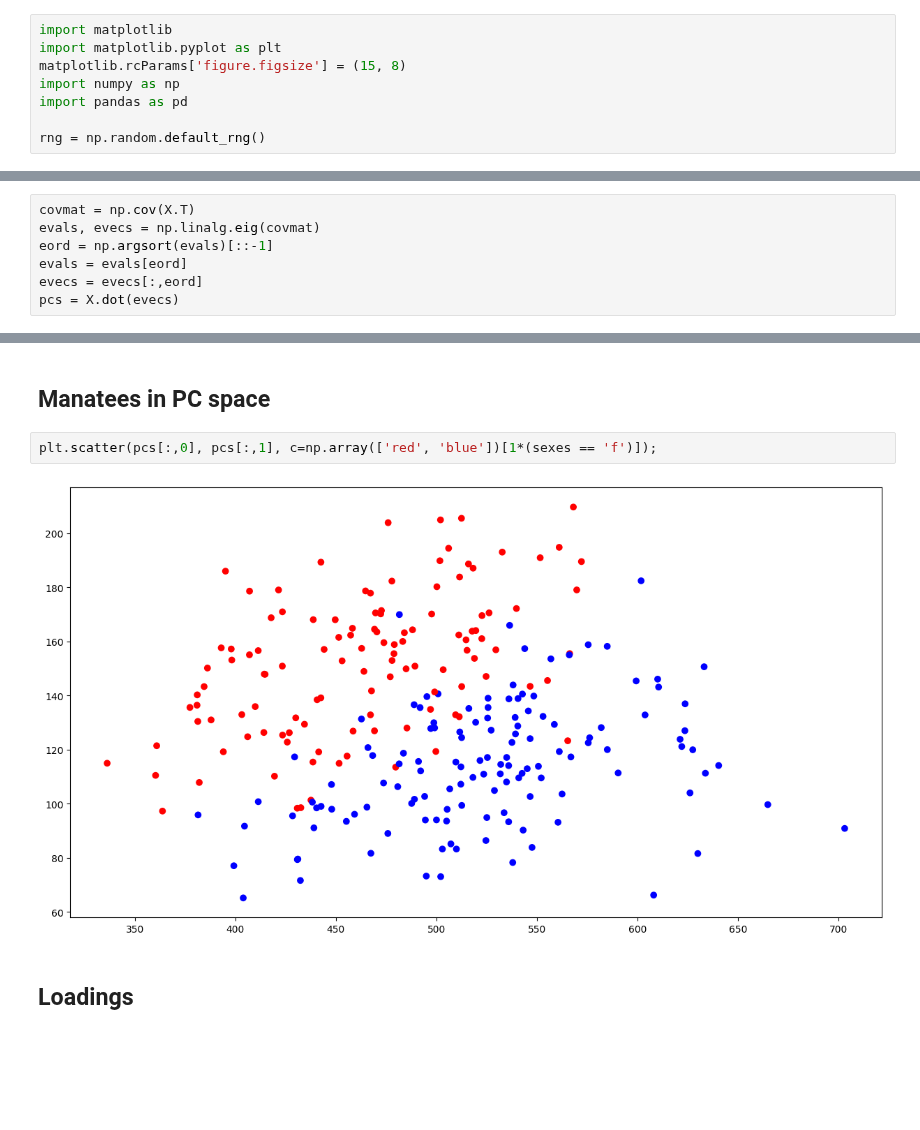
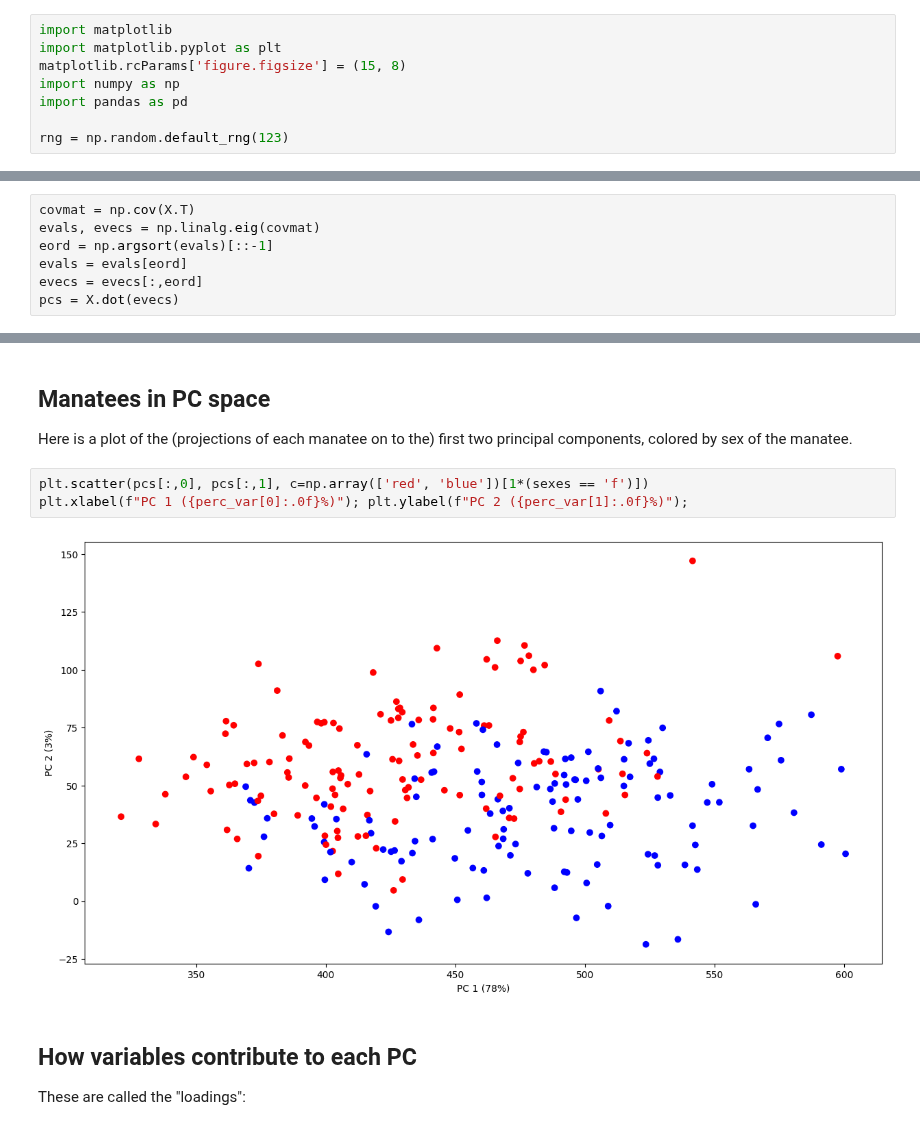
Before and after one commit to UOdsci/dsci345, a Jupyter notebook: class_material/slides/Week_06_PCA.ipynb, the cells around one changed output, grey strips where cells are left out. Cells and saved outputs as stored; diff of their text form; blank space fills up the shorter version.

```diff
--- a/class_material/slides/Week_06_PCA.ipynb
+++ b/class_material/slides/Week_06_PCA.ipynb
@@ -11,7 +11,7 @@ matplotlib.rcParams['figure.figsize'] = (15, 8)
 import numpy as np
 import pandas as pd
 
-rng = np.random.default_rng()
+rng = np.random.default_rng(123)
 # %% [markdown]
 $$\renewcommand{\P}{\mathbb{P}} \newcommand{\E}{\mathbb{E}} \newcommand{\var}{\text{var}} \newcommand{\sd}{\text{sd}}$$
 This is here so we can use `\P` and `\E` and `\var` and `\sd` in LaTeX below.
@@ -119,11 +132,18 @@ plt.xticks(np.arange(0, 20, 2));
-# %% [markdown]
-## Manatees in PC space
+# %% [markdown]
+## Manatees in PC space
+
+Here is a plot of the (projections of each manatee on to the)
+first two principal components,
+colored by sex of the manatee.
 # %%
-plt.scatter(pcs[:,0], pcs[:,1], c=np.array(['red', 'blue'])[1*(sexes == 'f')]);
+plt.scatter(pcs[:,0], pcs[:,1], c=np.array(['red', 'blue'])[1*(sexes == 'f')])
+plt.xlabel(f"PC 1 ({perc_var[0]:.0f}%)"); plt.ylabel(f"PC 2 ({perc_var[1]:.0f}%)");
 # %% [output]
-[figure, old version]
+[figure, new version]
-# %% [markdown]
-## Loadings
+# %% [markdown]
+## How variables contribute to each PC
+
+These are called the "loadings":
 # %%
 for k in np.arange(2):
     plt.plot(evecs[:, k], label=f"PC{k}")
```
Also changed, not shown: parts of 5 cells of this notebook, 4 other files.
